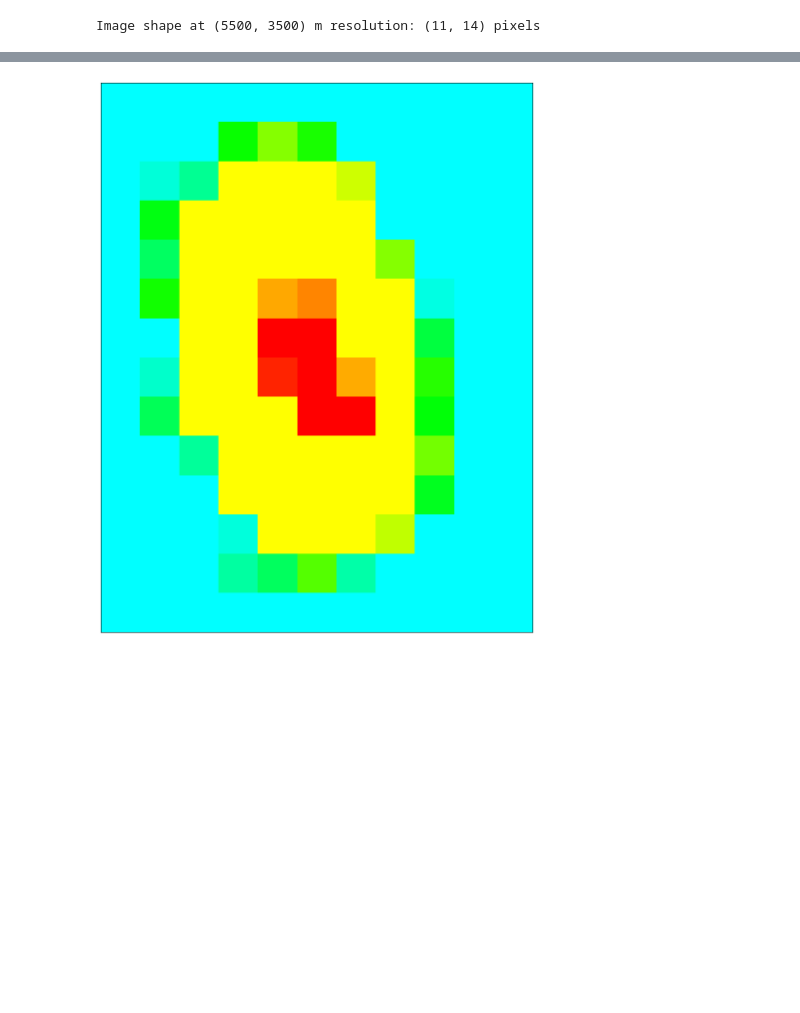
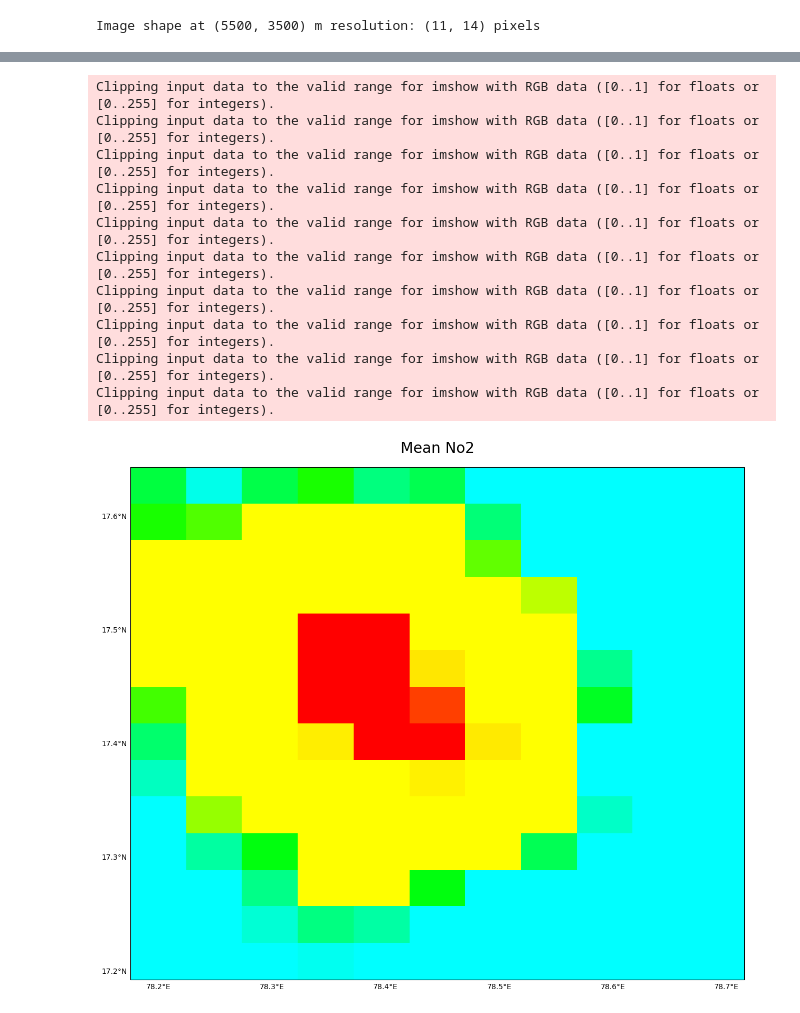
Before and after one commit to Rishi-Bharadwaj/air_pollution_correlation, a Jupyter notebook: sixth.ipynb, the cells around one changed output, grey strips where cells are left out. Drawn from its saved outputs; the diff is of its cells as text; code cells hidden in the pictures; blank space fills up the shorter version.

```diff
--- a/sixth.ipynb
+++ b/sixth.ipynb
@@ -55,8 +92,8 @@ def generate_image(date_range, output_dir, filename, bbox=hyd_bbox, size=hyd_siz
     const diff = maxVal - minVal;
 
     const purpleToRed = [
-        [minVal, [0.5, 0, 0.5]],             // Purple
-        [minVal + 0.14 * diff, [0.6, 0, 1]], // Blue-Purple
+        [minVal, [0, 0, 0.2]],             // Purple
+        [minVal + 0.14 * diff, [0, 0, 0.5]], // Blue-Purple
         [minVal + 0.28 * diff, [0, 0, 1]],   // Blue
         [minVal + 0.42 * diff, [0, 1, 1]],   // Cyan
         [minVal + 0.57 * diff, [0, 1, 0]],   // Green
@@ -117,9 +154,7 @@ def generate_image(date_range, output_dir, filename, bbox=hyd_bbox, size=hyd_siz
     )
 
     image = request.get_data()[0]
-    from utils import plot_image
-
-    plot_image(image, factor=3.5 / 255, clip_range=(0, 1))
+    plot_image(image, factor=3.5 / 255, extent=(bbox.min_x, bbox.max_x, bbox.min_y, bbox.max_y),add_features=False,title="Mean No2")
 
     output_file = os.path.join(output_dir, filename)
     plt.savefig(output_file)
@@ -130,8 +166,18 @@ def generate_image(date_range, output_dir, filename, bbox=hyd_bbox, size=hyd_siz
 # %%
-for i in range(12,13):
+for i in range(3,13):
     start=f"2021-{i}-1"
-    end=f"2021-{i}-30"
+    end=f"2021-{i}-28"
     path=f"image_{i}.png"
-    generate_image((start,end),r"C:\Users\rishi\ml_projects\climate\images",path)
+    generate_image((start,end),r"C:\Users\rishi\ml_projects\climate\imagesv2",path)
 # %% [output]
+Clipping input data to the valid range for imshow with RGB data ([0..1] for floats or [0..255] for integers).
+Clipping input data to the valid range for imshow with RGB data ([0..1] for floats or [0..255] for integers).
+Clipping input data to the valid range for imshow with RGB data ([0..1] for floats or [0..255] for integers).
+Clipping input data to the valid range for imshow with RGB data ([0..1] for floats or [0..255] for integers).
+Clipping input data to the valid range for imshow with RGB data ([0..1] for floats or [0..255] for integers).
+Clipping input data to the valid range for imshow with RGB data ([0..1] for floats or [0..255] for integers).
+Clipping input data to the valid range for imshow with RGB data ([0..1] for floats or [0..255] for integers).
+Clipping input data to the valid range for imshow with RGB data ([0..1] for floats or [0..255] for integers).
+Clipping input data to the valid range for imshow with RGB data ([0..1] for floats or [0..255] for integers).
+Clipping input data to the valid range for imshow with RGB data ([0..1] for floats or [0..255] for integers).
-[figure, old version]
+[figure, new version]
```
Also changed, not shown: parts of 4 cells of this notebook, 15 other files.
